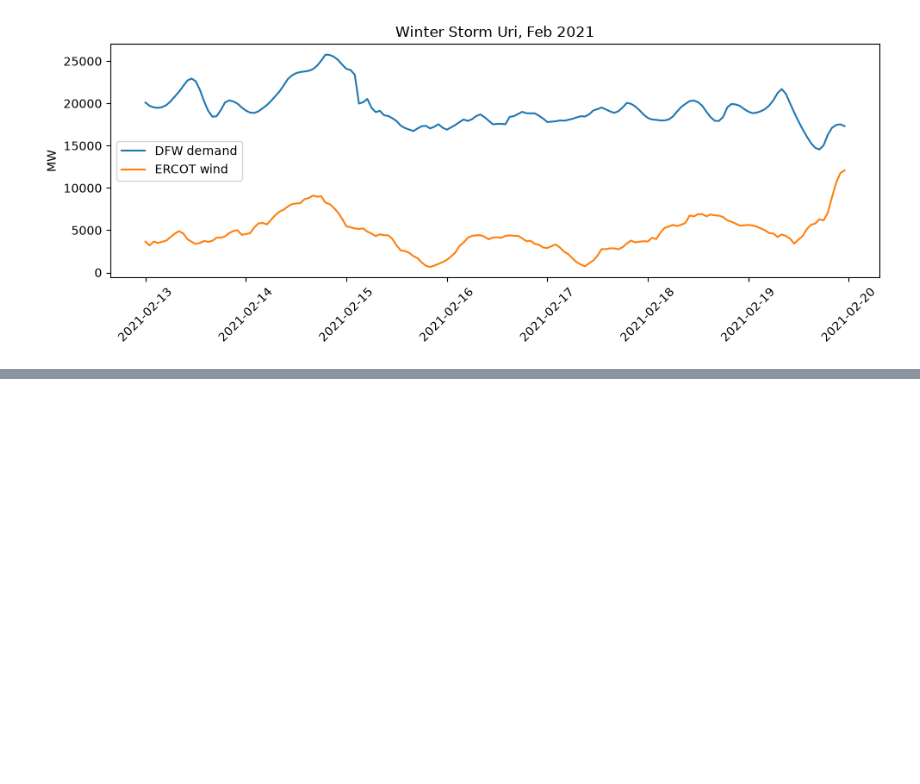
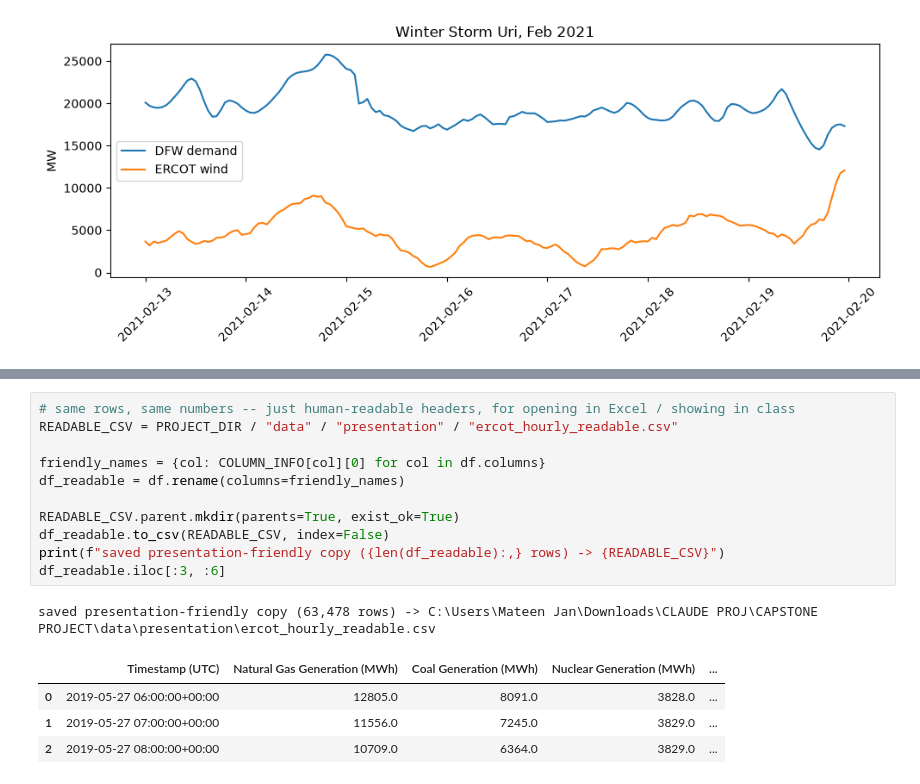
Before and after one commit to Mateen1367/dfw-ercot-capstone, a Jupyter notebook: notebooks/01_clean_and_explore.ipynb, the cells around one changed output, grey strips where cells are left out. Saved outputs shown, nothing was run; the diff lists cells and outputs as text; blank space fills up the shorter version.

```diff
--- a/notebooks/01_clean_and_explore.ipynb
+++ b/notebooks/01_clean_and_explore.ipynb
@@ -356,0 +454,17 @@ plt.xticks(rotation=45); plt.tight_layout(); plt.show()
+# %%
+# same rows, same numbers -- just human-readable headers, for opening in Excel / showing in class
+READABLE_CSV = PROJECT_DIR / "data" / "presentation" / "ercot_hourly_readable.csv"
+
+friendly_names = {col: COLUMN_INFO[col][0] for col in df.columns}
+df_readable = df.rename(columns=friendly_names)
+
+READABLE_CSV.parent.mkdir(parents=True, exist_ok=True)
+df_readable.to_csv(READABLE_CSV, index=False)
+print(f"saved presentation-friendly copy ({len(df_readable):,} rows) -> {READABLE_CSV}")
+df_readable.iloc[:3, :6]
+# %% [output]
+saved presentation-friendly copy (63,478 rows) -> C:\Users\Mateen Jan\Downloads\CLAUDE PROJ\CAPSTONE PROJECT\data\presentation\ercot_hourly_readable.csv
+|  | Timestamp (UTC) | Natural Gas Generation (MWh) | Coal Generation (MWh) | Nuclear Generation (MWh) | ... |
+| 0 | 2019-05-27 06:00:00+00:00 | 12805.0 | 8091.0 | 3828.0 | ... |
+| 1 | 2019-05-27 07:00:00+00:00 | 11556.0 | 7245.0 | 3829.0 | ... |
+| 2 | 2019-05-27 08:00:00+00:00 | 10709.0 | 6364.0 | 3829.0 | ... |
```
Also changed, not shown: parts of 4 cells of this notebook, 2 other files.
